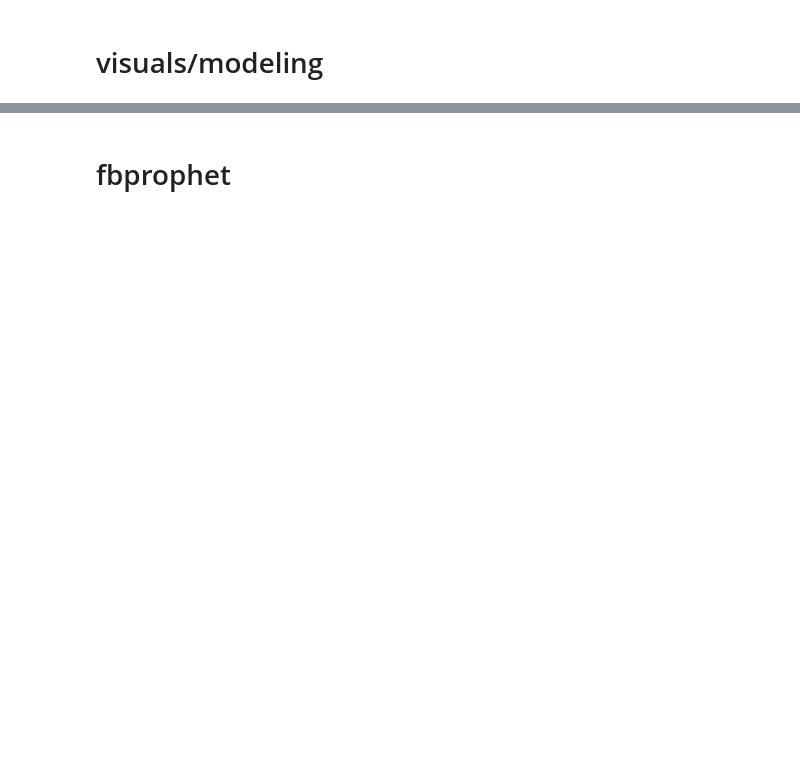
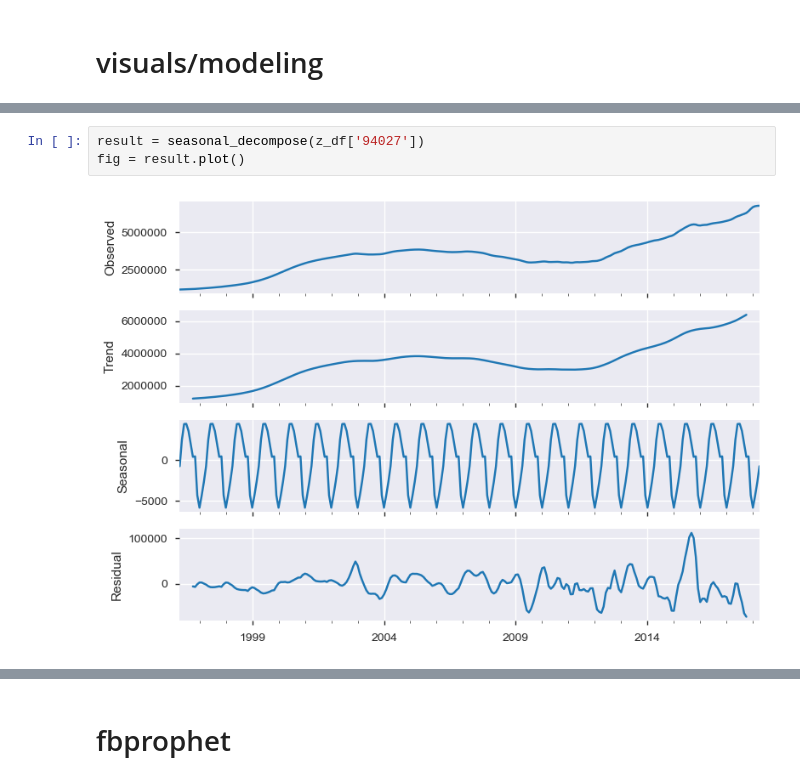
Before and after one commit to janellejolliff/zillow-analysis-and-forecasting, a Jupyter notebook: proj_3_zillow.ipynb, the cells around one changed output, grey strips where cells are left out. Drawn from its saved outputs; the diff is of its cells as text; blank space fills up the shorter version.

```diff
--- a/proj_3_zillow.ipynb
+++ b/proj_3_zillow.ipynb
@@ -356,0 +404,5 @@ print(training_res.params)
+# %%
+result = seasonal_decompose(z_df['94027'])
+fig = result.plot()
+# %% [output]
+[figure, added]
```
Also changed, not shown: parts of 89 cells of this notebook.
